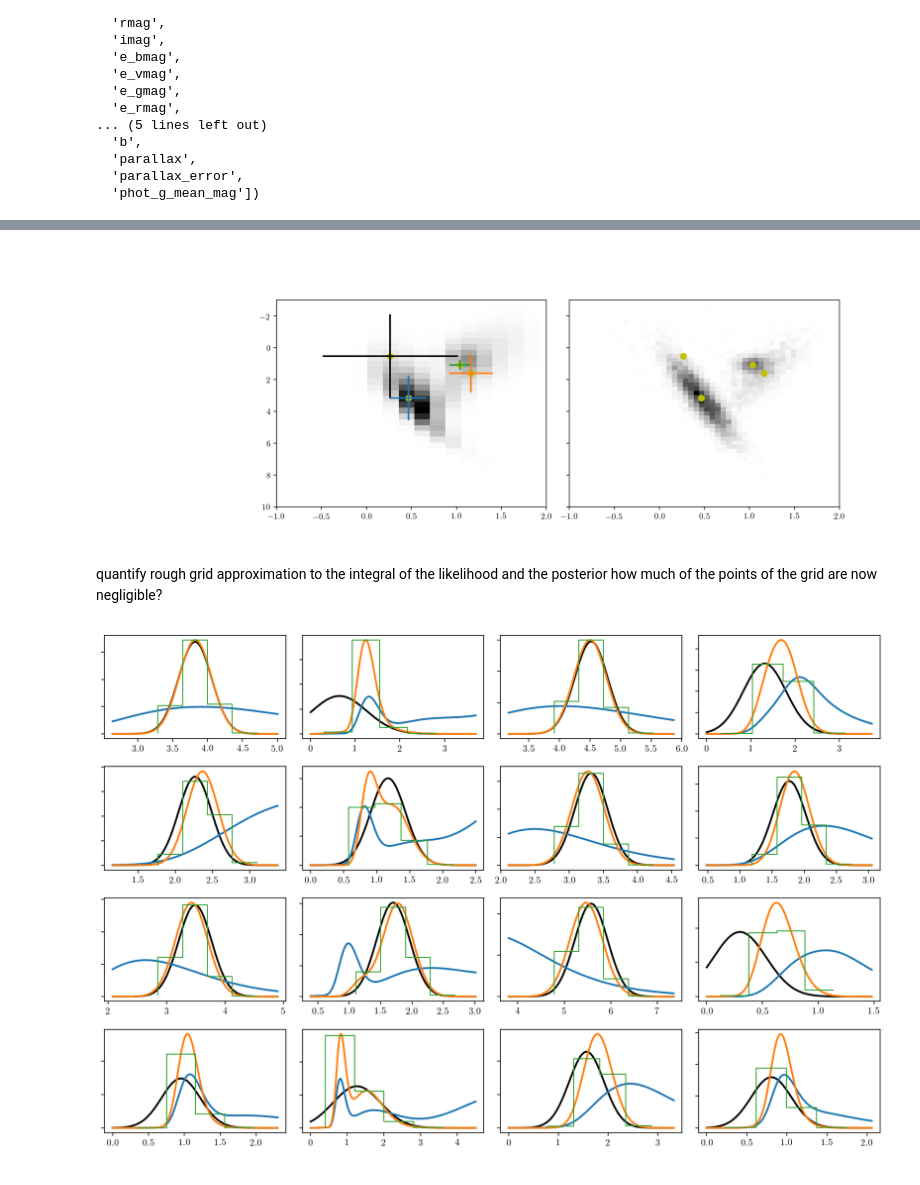
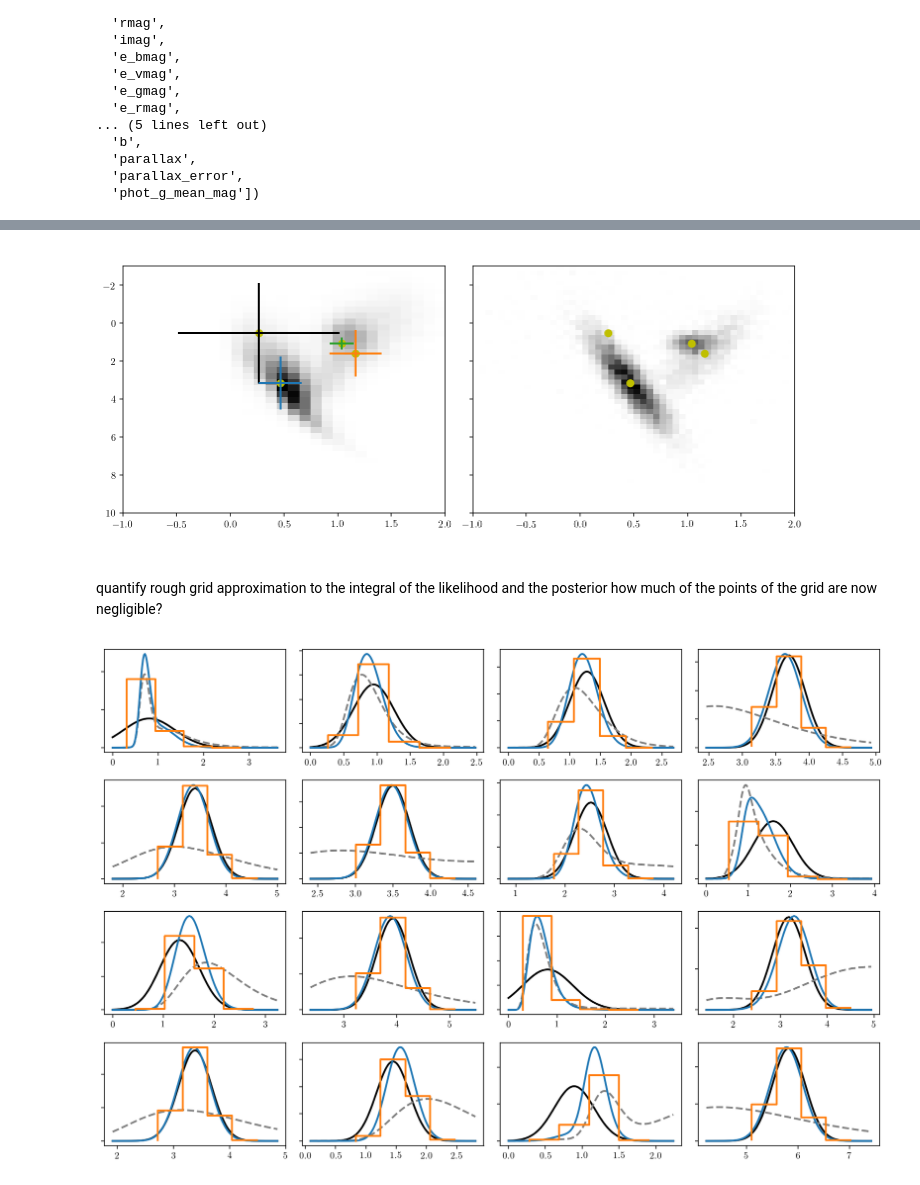
Before and after one commit to errai34/Starlight, a Jupyter notebook: notebooks/Optimized parallax marginalization grid.ipynb, the cells around one changed output, grey strips where cells are left out. Saved outputs shown, nothing was run; the diff lists cells and outputs as text; code cells hidden in the pictures.

```diff
--- a/notebooks/Optimized parallax marginalization grid.ipynb
+++ b/notebooks/Optimized parallax marginalization grid.ipynb
@@ -72,7 +72,7 @@ Number of objects= 1464782
 bayestar = dustmaps.bayestar.BayestarQuery(max_samples=2)
 sfd = dustmaps.sfd.SFDQuery()
 # %%
-nobj = len(df) # int(1e5) #
+nobj = int(1e5) #
 sel = np.random.choice(len(df), nobj, replace=False)
 
 obsvarpis = df[['parallax']].values[sel, :].ravel().astype(np.double)
@@ -104,11 +104,28 @@ obsabsmag = obsmags + 5*np.log10(obsvarpis) - 10
 obsabsmagG = df[['phot_g_mean_mag']].values[sel, :].astype(np.double).ravel() + 5*np.log10(obsvarpis) - 10
 obsabsmag.min(), obsabsmag.max(), obscolors.min(), obscolors.max()
 
-# Save the data to numpy arrays since we will run polychord outside of this notebook.
-np.savez("data", obsvarpis=obsvarpis, obsvarpis_var=obsvarpis_var,
-         obsmags=obsmags, obsmags_var=obsmags_var,
-         obscolors=obscolors, obscolors_var=obscolors_var,
-         dustamps=dustamps, dustcoefs=dustcoefs)
+ras = np.asarray(data_tgas['ra'][sel]).astype('f8')
+decs = np.asarray(data_tgas['dec'][sel]).astype('f8')
+pms_ra = np.asarray(data_tgas['pmra'][sel]).astype('f8')
+pms_dec = np.asarray(data_tgas['pmdec'][sel]).astype('f8')
+
+sigs_pmra = np.asarray(data_tgas['pmra_error'][sel]).astype('f8')
+sigs_pmdec = np.asarray(data_tgas['pmdec_error'][sel]).astype('f8')
+sigs_parallax = np.asarray(data_tgas['parallax_error'][sel]).astype('f8')
+covs_pmra_varpi = np.asarray(data_tgas['parallax_pmra_corr'][sel]).astype('f8') * sigs_pmra * sigs_parallax
+covs_pmdec_varpi = np.asarray(data_tgas['parallax_pmdec_corr'][sel]).astype('f8') * sigs_pmdec * sigs_parallax
+covs_pmra_pmdec = np.asarray(data_tgas['pmra_pmdec_corr'][sel]) * sigs_pmra * sigs_pmdec
+
+mus_varpi_covar = np.zeros((sel.size, 3, 3))
+mus_varpi_covar[:, 0, 0] = sigs_pmra**2
+mus_varpi_covar[:, 0, 1] = covs_pmra_pmdec
+mus_varpi_covar[:, 0, 2] = covs_pmra_varpi
+mus_varpi_covar[:, 1, 0] = covs_pmra_pmdec
+mus_varpi_covar[:, 1, 1] = sigs_pmdec**2
+mus_varpi_covar[:, 1, 2] = covs_pmdec_varpi
+mus_varpi_covar[:, 2, 0] = covs_pmra_varpi
+mus_varpi_covar[:, 2, 1] = covs_pmdec_varpi
+mus_varpi_covar[:, 2, 2] = sigs_parallax**2
 # %%
 def convert_params(params, nbins):
     zs = params[0:nbins-1]
@@ -151,7 +168,7 @@ axs[0].set_xlim([-1, 2])
 
 fig.tight_layout()
 # %% [output]
-[figure, old version]
+[figure, new version]
 # %%
 def univariate_normal_prob(x, mu, sig):
     return np.exp(-0.5*(x-mu)**2./sig**2) / sig / np.sqrt(2*np.pi)
@@ -165,7 +182,7 @@ def bivariate_normal_lnprob(x1, x2, mu1, mu2, var1, var2, rho):
 def bivariate_normal_prob(x1, x2, mu1, mu2, var1, var2, rho):
     return np.exp(bivariate_normal_lnprob(x1, x2, mu1, mu2, var1, var2, rho))
 # %%
-sel = np.arange(nobj)#np.random.choice(nobj, 100000, replace=False)
+sel2 = np.arange(nobj)#np.random.choice(nobj, 100000, replace=False)
 # %% [markdown]
 quantify rough grid approximation to the integral of the likelihood and the posterior
 how much of the points of the grid are now negligible?
@@ -183,7 +200,7 @@ varpifullposterior_fine_meanvarint = np.zeros((sel.size, 3))
 
 fig, axs = plt.subplots(4, 4, figsize=(12, 8))
 axs = axs.ravel()
-for o, s in enumerate(sel):
+for o, s in enumerate(sel2):
     varpis_minmax_fine[o, 0] = np.max([1e-3, obsvarpis[s] - sigma_fine * obsvarpis_err[s]])
     varpis_minmax_fine[o, 1] = obsvarpis[s] + sigma_fine * obsvarpis_err[s]
 
@@ -215,36 +232,38 @@ for o, s in enumerate(sel):
                                   obsmags[s] - dustamps[s] * dustcoefs[0] + 5*np.log10(varpigrid_rough) - 10,
                                   obscolors[s] - dustamps[s] * dustcoefs[1],
                                   obsmags_var[s] + binvars[b, 0],
                                   obscolors_var[s] + binvars[b, 1],
                                   binrhos[b, 0]
                             )
     varpifullposteriorgrid_rough = varpihrdposteriorgrid_rough * varpilikelihoodgrid_rough
 
     varpifullposterior_rough_meanvarint[o, 0] = np.average(varpigrid_rough, weights=varpifullposteriorgrid_rough)
     varpifullposterior_rough_meanvarint[o, 1] = np.average((varpigrid_rough - varpifullposterior_rough_meanvarint[o, 0])**2.0,
                                                         weights=varpifullposteriorgrid_rough)
     varpifullposterior_rough_meanvarint[o, 2] = np.sum(varpifullposteriorgrid_rough) * (varpigrid_rough[1] - varpigrid_rough[0])
 
     varpifullposterior_fine_meanvarint[o, 0] = np.average(varpigrid_fine, weights=varpifullposteriorgrid_fine)
     varpifullposterior_fine_meanvarint[o, 1] = np.average((varpigrid_fine - varpifullposterior_fine_meanvarint[o, 0])**2.0,
                                                         weights=varpifullposteriorgrid_fine)
     varpifullposterior_fine_meanvarint[o, 2] = np.sum(varpifullposteriorgrid_fine) * (varpigrid_fine[1] - varpigrid_fine[0])
 
     if o < axs.size:
         varpilikelihoodgrid_fine /= np.trapz(varpilikelihoodgrid_fine, x=varpigrid_fine)
         varpihrdposteriorgrid_fine /= np.trapz(varpihrdposteriorgrid_fine, x=varpigrid_fine)
         varpifullposteriorgrid_rough /= np.trapz(varpifullposteriorgrid_fine, x=varpigrid_fine)
         varpifullposteriorgrid_fine /= np.trapz(varpifullposteriorgrid_fine, x=varpigrid_fine)
         axs[o].plot(varpigrid_fine, varpilikelihoodgrid_fine)
-        axs[o].plot(varpigrid_fine, varpihrdposteriorgrid_fine)
+        axs[o].plot(varpigrid_fine, varpihrdposteriorgrid_fine, ls='--', c='grey')
         axs[o].plot(varpigrid_fine, varpifullposteriorgrid_fine)
         dv = varpigrid_rough[1] - varpigrid_rough[0]
-        axs[o].plot(varpigrid_rough  + dv/2, varpifullposteriorgrid_rough, ls='steps', lw=1)
+        axs[o].plot(varpigrid_rough  + dv/2, varpifullposteriorgrid_rough, ls='steps', lw=2)
         axs[o].set_yticklabels([])
+    #else:
+    #    break
 
 fig.tight_layout()
 # %% [output]
-[figure, old version]
+[figure, new version]
 # %%
 fig, axs = plt.subplots(2, 2, figsize=(12, 7))
 axs = axs.ravel()
```
Also changed, not shown: parts of 5 cells of this notebook, 1 other file.
